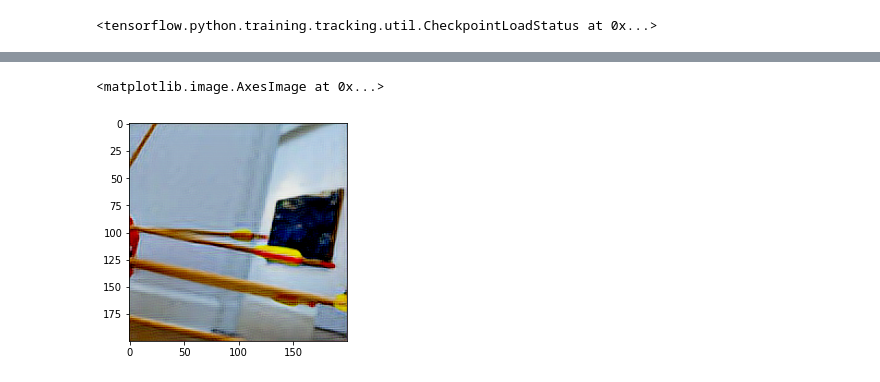
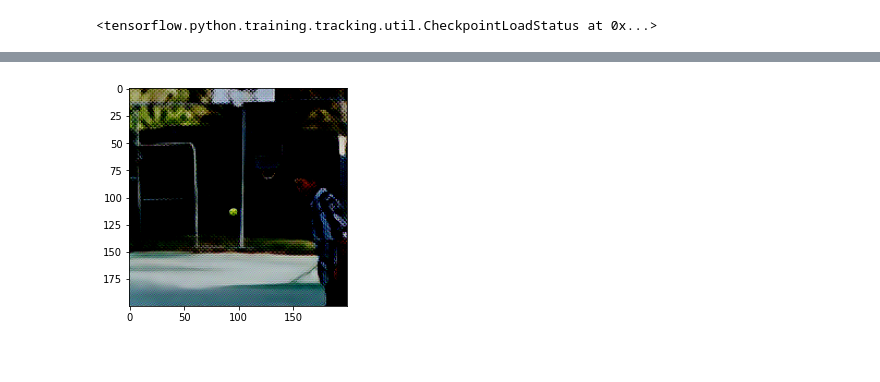
Before and after one commit to CorentinMAG/SRGAN, a Jupyter notebook: SuperResolutionGAN.ipynb, the cells around one changed output, grey strips where cells are left out. Saved outputs shown, nothing was run; the diff lists cells and outputs as text; code cells hidden in the pictures.

```diff
--- a/SuperResolutionGAN.ipynb
+++ b/SuperResolutionGAN.ipynb
@@ -649,5 +697,4 @@ sr_img = tf.cast(sr_img, tf.uint8)
-# %%
-plt.imshow(tf.squeeze(sr_img))
-# %% [output]
-<matplotlib.image.AxesImage at 0x...>
-[figure, removed]
+# %%
+generator.plot_prediction(train_dataset[0][1][6])
+# %% [output]
+[figure, added]
```
Also changed, not shown: parts of 18 cells of this notebook.
